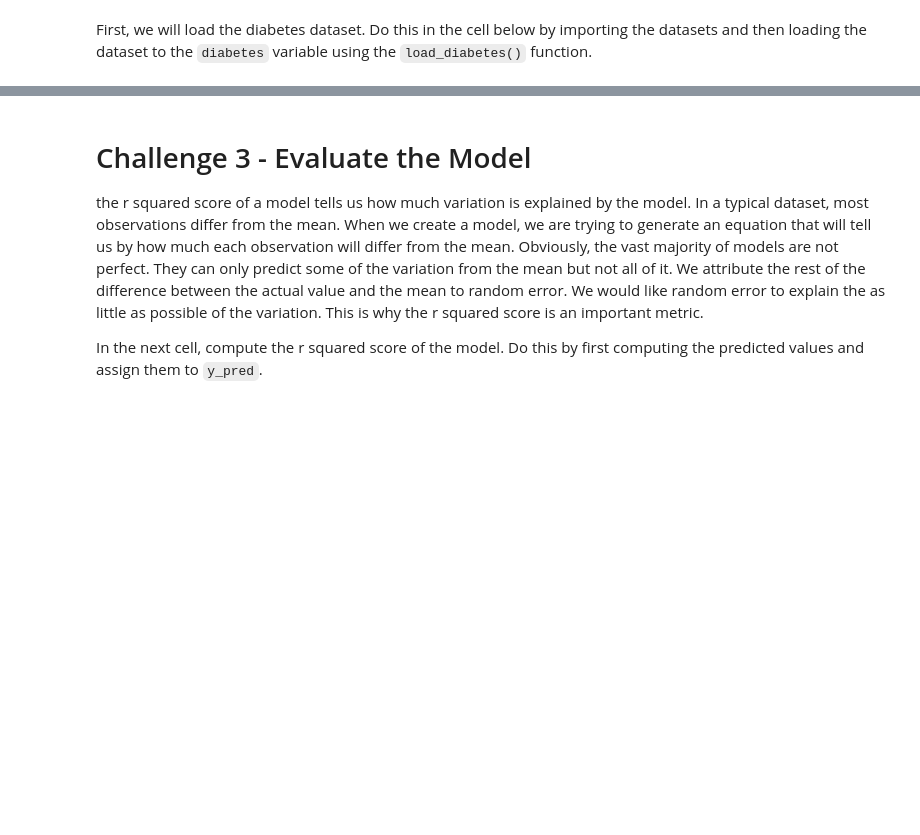
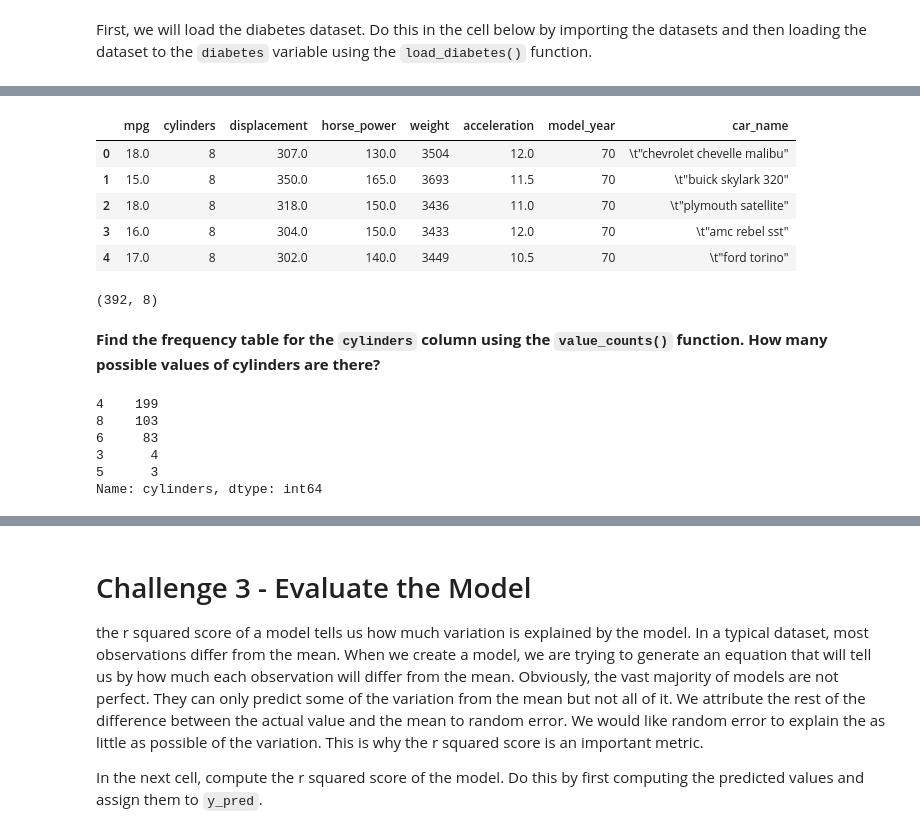
Before and after one commit to Ironhack-Data-Madrid-Enero-2021/lab-intro-to-sklearn, a Jupyter notebook: your-code/main.ipynb, the cells around one changed output, grey strips where cells are left out. Cells and saved outputs as stored; diff of their text form; code cells hidden in the pictures; blank space fills up the shorter version.

```diff
--- a/your-code/main.ipynb
+++ b/your-code/main.ipynb
@@ -18,0 +241,28 @@ First, we will load the diabetes dataset. Do this in the cell below by importing
+# %%
+# Your code here:
+auto = auto.dropna(subset = ['horse_power'])
+auto.head()
+# %% [output]
+|  | mpg | cylinders | displacement | horse_power | weight | acceleration | model_year | car_name |
+| 0 | 18.0 | 8 | 307.0 | 130.0 | 3504 | 12.0 | 70 | \t"chevrolet chevelle malibu" |
+| 1 | 15.0 | 8 | 350.0 | 165.0 | 3693 | 11.5 | 70 | \t"buick skylark 320" |
+| 2 | 18.0 | 8 | 318.0 | 150.0 | 3436 | 11.0 | 70 | \t"plymouth satellite" |
+| 3 | 16.0 | 8 | 304.0 | 150.0 | 3433 | 12.0 | 70 | \t"amc rebel sst" |
+| 4 | 17.0 | 8 | 302.0 | 140.0 | 3449 | 10.5 | 70 | \t"ford torino" |
+# %%
+auto.shape
+# %% [output]
+(392, 8)
+# %% [markdown]
+**Find the frequency table for the `cylinders` column using the `value_counts()` function. How many possible values of cylinders are there?**
+# %%
+# Your code here:
+
+auto["cylinders"].value_counts(dropna=False)
+# %% [output]
+4    199
+8    103
+6     83
+3      4
+5      3
+Name: cylinders, dtype: int64
```
Also changed, not shown: parts of 75 cells of this notebook.
